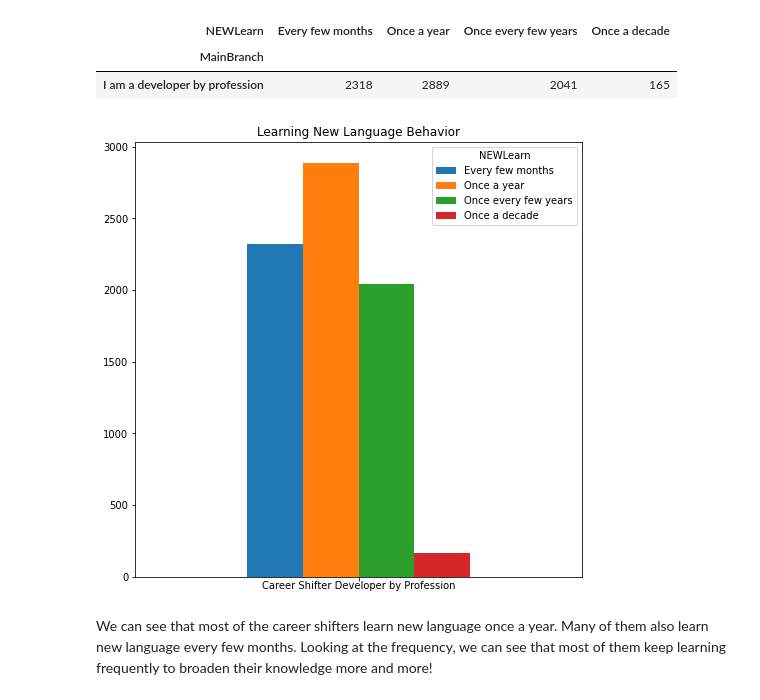
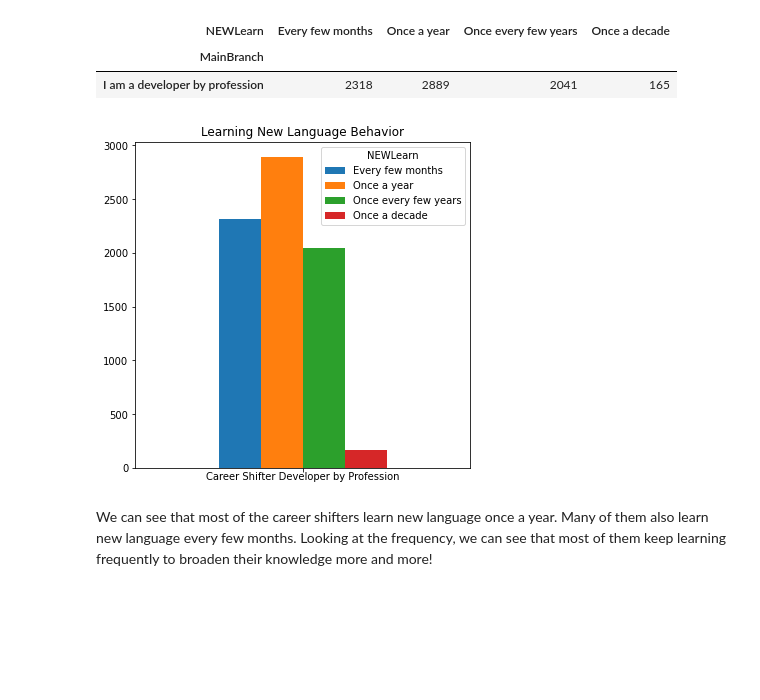
Before and after one commit to eka-pramudita/stackoverflow-survey-2020, a Jupyter notebook: Career-Shifters.ipynb, the cells around one changed output. Drawn from its saved outputs; the diff is of its cells as text; code cells hidden in the pictures; blank space fills up the shorter version.

```diff
--- a/Career-Shifters.ipynb
+++ b/Career-Shifters.ipynb
@@ -193,11 +193,11 @@ new_language
 | MainBranch |  |  |  |  |
 | I am a developer by profession | 2318 | 2889 | 2041 | 165 |
 # %%
-new_language.plot(kind='bar', figsize=(8,8), title='Learning New Language Behavior')
+new_language.plot(kind='bar', figsize=(6,6), title='Learning New Language Behavior')
 plt.xlabel('Career Shifter Developer by Profession')
 plt.tick_params(labelbottom=False)
 # %% [output]
-[figure, old version]
+[figure, new version]
 # %% [markdown]
 We can see that most of the career shifters learn new language once a year. Many of them also learn new language every few months. Looking at the frequency, we can see that most of them keep learning frequently to broaden their knowledge more and more!
 # %% [markdown]
```
Also changed, not shown: parts of 3 cells of this notebook, 1 other file.
